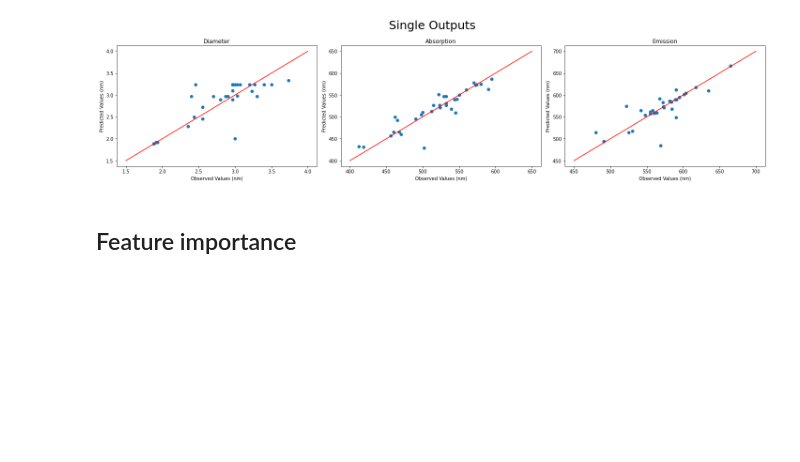
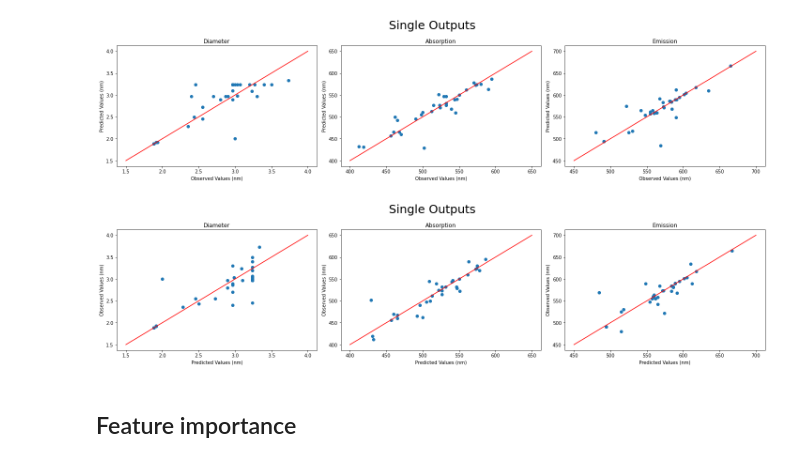
Before and after one commit to Health-Universe/Indium-Phosphide, a Jupyter notebook: notebook/flo/5. Single-output.ipynb, the cells around one changed output. Saved outputs shown, nothing was run; the diff lists cells and outputs as text; code cells hidden in the pictures; blank space fills up the shorter version.

```diff
--- a/notebook/flo/5. Single-output.ipynb
+++ b/notebook/flo/5. Single-output.ipynb
@@ -579,6 +579,29 @@ ax3.set(xlabel='Observed Values (nm)', ylabel='Predicted Values (nm)')
 fig.tight_layout()
 # %% [output]
 [figure]
+# %%
+fig, (ax1, ax2, ax3) = plt.subplots(1, 3, figsize=(20,5))
+fig.suptitle('Single Outputs', fontsize=25)
+
+ax1.plot(DT_Y_pred_d, Y_test_d, 'o')
+ax1.plot([1.5,4],[1.5,4], color = 'r')
+ax1.set_title('Diameter')
+ax1.set(ylabel='Observed Values (nm)', xlabel='Predicted Values (nm)')
+
+ax2.plot(ET_Y_pred_a, Y_test_a, 'o')
+ax2.plot([400,650],[400,650], color = 'r')
+ax2.set_title('Absorption')
+ax2.set(ylabel='Observed Values (nm)', xlabel='Predicted Values (nm)')
+
+ax3.plot(ET_Y_pred_e, Y_test_e, 'o')
+ax3.plot([450,700],[450,700], color = 'r')
+ax3.set_title('Emission')
+ax3.set(ylabel='Observed Values (nm)', xlabel='Predicted Values (nm)')
+
+
+fig.tight_layout()
+# %% [output]
+[figure, added]
 # %% [markdown]
 ## Feature importance
 # %% [markdown]
```
Also changed, not shown: 3 other files.
